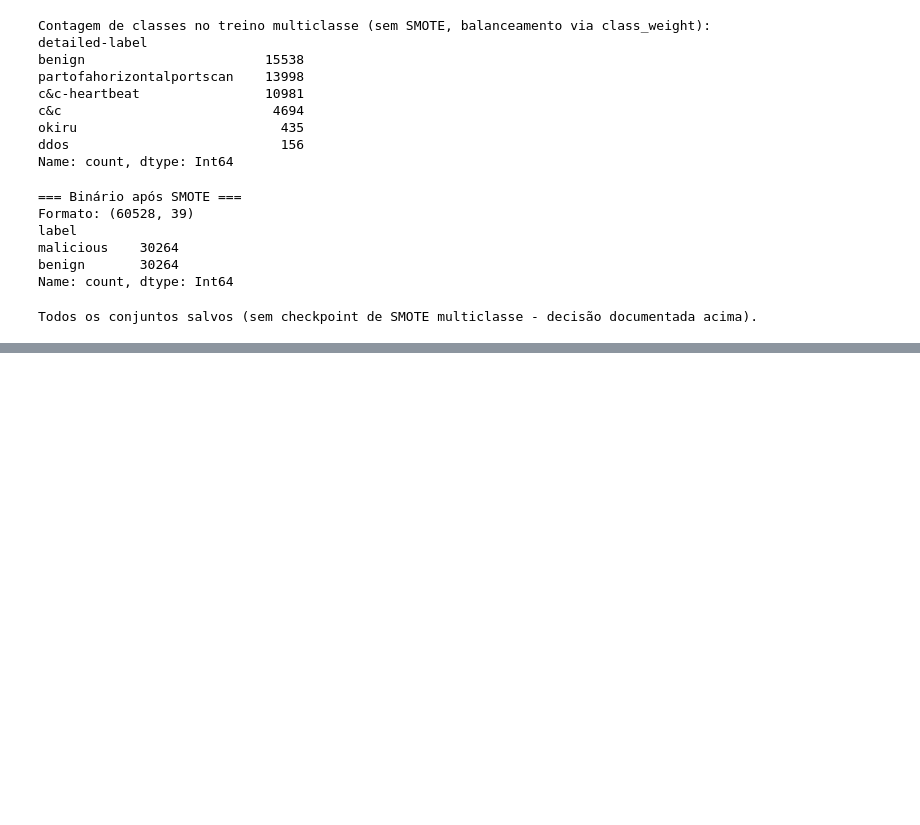
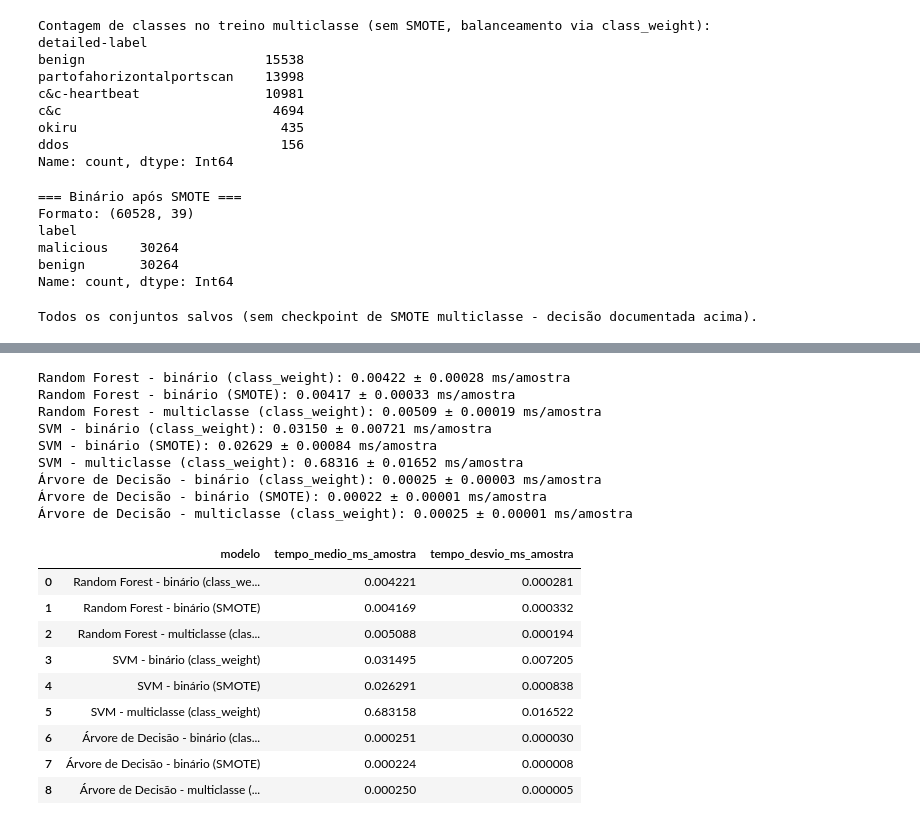
Before and after one commit to muriloklein/tcc, a Jupyter notebook: notebooks/tcc.ipynb, the cells around one changed output, grey strips where cells are left out. Saved outputs shown, nothing was run; the diff lists cells and outputs as text; code cells hidden in the pictures; blank space fills up the shorter version.

Commit message:
refactor: adiciona funções reutilizáveis e completa métricas de validação

```diff
--- a/notebooks/tcc.ipynb
+++ b/notebooks/tcc.ipynb
@@ -1106,14 +1076,9 @@ dt_multi_cw = DecisionTreeClassifier(
     class_weight="balanced",
     random_state=42
 )
-
-inicio = time.time()
-dt_multi_cw.fit(X_treino_norm, y_multi_treino)
-tempo_treino_dt_multi = time.time() - inicio
-
-y_pred_dt_multi = dt_multi_cw.predict(X_teste_norm)
-
-print(f"Tempo de treino: {tempo_treino_dt_multi:.4f}s")
-print("\n=== Árvore de Decisão (multiclasse) - class_weight ===")
-print(classification_report(y_multi_teste, y_pred_dt_multi))
+dt_multi_cw, y_pred_dt_multi, tempo_treino_dt_multi = treinar_avaliar(
+    "Árvore de Decisão (multiclasse) - class_weight",
+    dt_multi_cw, X_treino_norm, y_multi_treino, X_teste_norm, y_multi_teste,
+    decimais_tempo=4
+)
 # %% [output]
@@ -1152,0 +1152,57 @@ plt.show()
+# %%
+# Métricas de inferência
+
+N_REPETICOES = 10
+
+modelos_para_inferencia = [
+    ("Random Forest - binário (class_weight)", rf_binario_cw, X_teste_norm),
+    ("Random Forest - binário (SMOTE)", rf_binario_smote, X_teste_norm),
+    ("Random Forest - multiclasse (class_weight)", rf_multi_cw, X_teste_norm),
+    ("SVM - binário (class_weight)", svm_binario_cw, X_teste_norm),
+    ("SVM - binário (SMOTE)", svm_binario_smote, X_teste_norm),
+    ("SVM - multiclasse (class_weight)", svm_multi_cw, X_teste_norm),
+    ("Árvore de Decisão - binário (class_weight)", dt_binario_cw, X_teste_norm),
+    ("Árvore de Decisão - binário (SMOTE)", dt_binario_smote, X_teste_norm),
+    ("Árvore de Decisão - multiclasse (class_weight)",  dt_multi_cw, X_teste_norm),
+]
+
+resultados_inferencia = []
+for nome, modelo, X in modelos_para_inferencia:
+    tempos_ms_por_amostra = []
+    for _ in range(N_REPETICOES):
+        inicio = time.perf_counter()
+        modelo.predict(X)
+        fim = time.perf_counter()
+        tempos_ms_por_amostra.append((fim - inicio) / len(X) * 1000)
+
+    media = np.mean(tempos_ms_por_amostra)
+    desvio = np.std(tempos_ms_por_amostra)
+    resultados_inferencia.append({
+        "modelo": nome,
+        "tempo_medio_ms_amostra": media,
+        "tempo_desvio_ms_amostra": desvio,
+    })
+    print(f"{nome}: {media:.5f} ± {desvio:.5f} ms/amostra")
+
+df_resultados_inferencia = pd.DataFrame(resultados_inferencia)
+df_resultados_inferencia
+# %% [output]
+Random Forest - binário (class_weight): 0.00422 ± 0.00028 ms/amostra
+Random Forest - binário (SMOTE): 0.00417 ± 0.00033 ms/amostra
+Random Forest - multiclasse (class_weight): 0.00509 ± 0.00019 ms/amostra
+SVM - binário (class_weight): 0.03150 ± 0.00721 ms/amostra
+SVM - binário (SMOTE): 0.02629 ± 0.00084 ms/amostra
+SVM - multiclasse (class_weight): 0.68316 ± 0.01652 ms/amostra
+Árvore de Decisão - binário (class_weight): 0.00025 ± 0.00003 ms/amostra
+Árvore de Decisão - binário (SMOTE): 0.00022 ± 0.00001 ms/amostra
+Árvore de Decisão - multiclasse (class_weight): 0.00025 ± 0.00001 ms/amostra
+|  | modelo | tempo_medio_ms_amostra | tempo_desvio_ms_amostra |
+| 0 | Random Forest - binário (class_we... | 0.004221 | 0.000281 |
+| 1 | Random Forest - binário (SMOTE) | 0.004169 | 0.000332 |
+| 2 | Random Forest - multiclasse (clas... | 0.005088 | 0.000194 |
+| 3 | SVM - binário (class_weight) | 0.031495 | 0.007205 |
+| 4 | SVM - binário (SMOTE) | 0.026291 | 0.000838 |
+| 5 | SVM - multiclasse (class_weight) | 0.683158 | 0.016522 |
+| 6 | Árvore de Decisão - binário (clas... | 0.000251 | 0.000030 |
+| 7 | Árvore de Decisão - binário (SMOTE) | 0.000224 | 0.000008 |
+| 8 | Árvore de Decisão - multiclasse (... | 0.000250 | 0.000005 |
```
Also changed, not shown: parts of 19 cells of this notebook, 1 other file.
